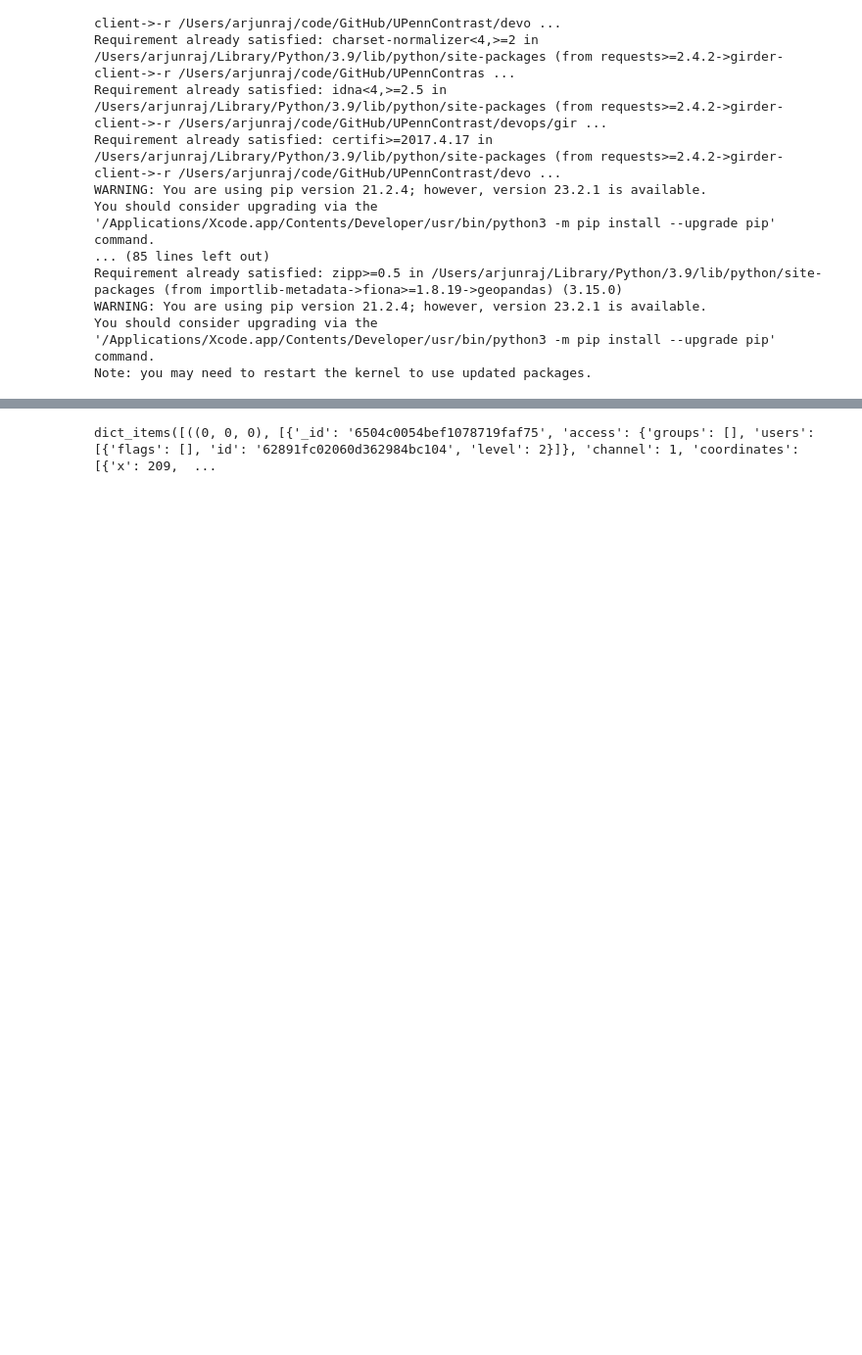
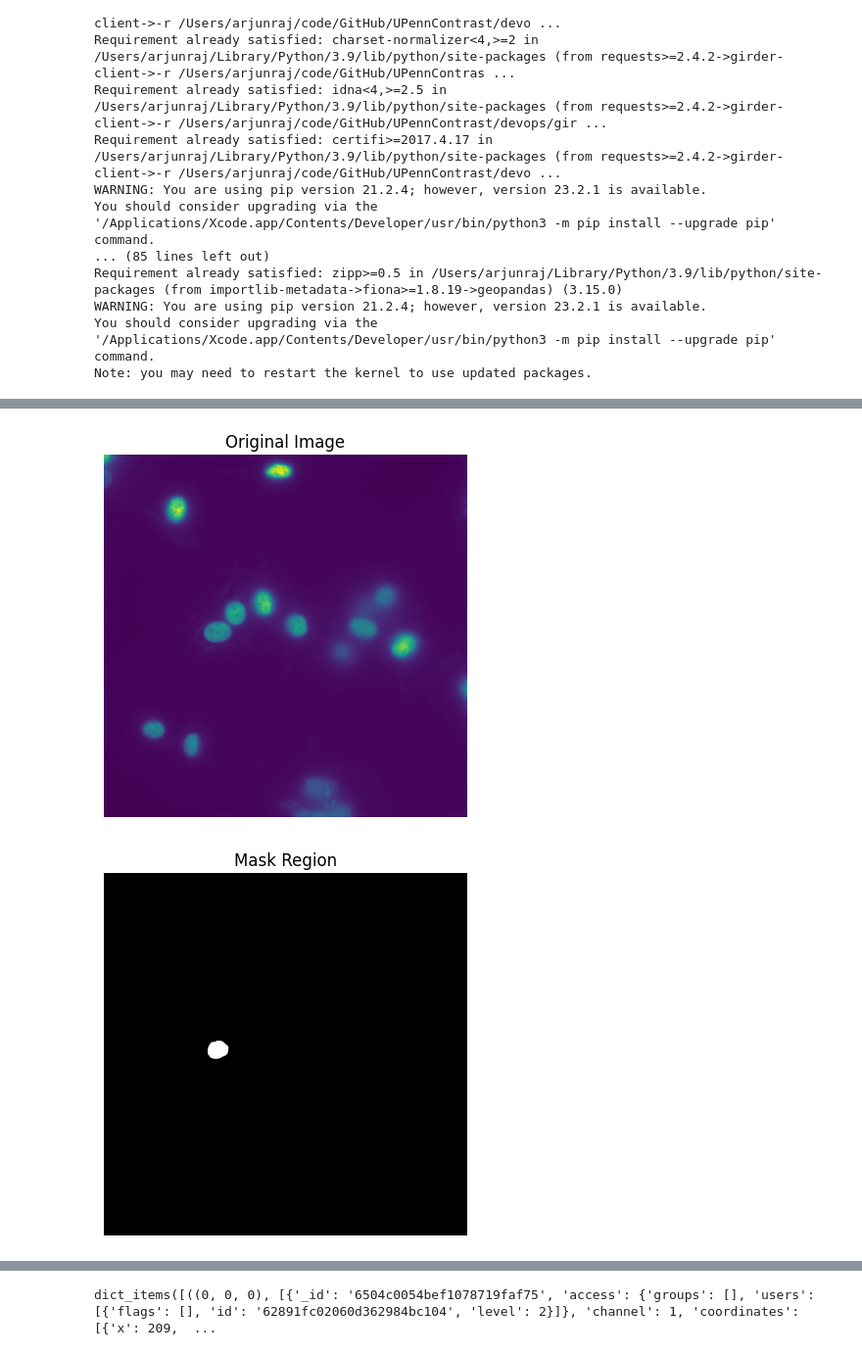
Before and after one commit to arjunrajlaboratory/nimbus_sandboxes, a Jupyter notebook: test_blob_intensity_calculations.ipynb, the cells around one changed output, grey strips where cells are left out. Shown at 98% size. Drawn from its saved outputs; the diff is of its cells as text; code cells hidden in the pictures; blank space fills up the shorter version.

```diff
--- a/test_blob_intensity_calculations.ipynb
+++ b/test_blob_intensity_calculations.ipynb
@@ -69,6 +71,7 @@ pd.DataFrame(datasets.keys(),columns=['Dataset Name'])
 # %%
 #dataset_name = '300cell-gastruloids_E11_1_04d16h00m'
-dataset_name = 'CONNECT_TIME_normmedia_8well_col2_livecellgfp'
+#dataset_name = 'CONNECT_TIME_normmedia_8well_col2_livecellgfp'
+dataset_name = 'DDX58_AXL_EGFR_well2'
 # %%
 datasetId = datasets[dataset_name]
 datasetClient = tiles.UPennContrastDataset(apiUrl=apiUrl, token=client.token, datasetId=datasetId)
@@ -123 +126,5 @@ print(image.shape)
 (1022, 1024, 1)
+# %%
+polygon = np.array([list(coordinate.values())[1::-1] for coordinate in annotation['coordinates']])
+mask = draw.polygon2mask(image.shape, polygon)
+intensities = image[mask]
@@ -123,0 +156,15 @@ print(image.shape)
+# %%
+import matplotlib.pyplot as plt
+
+plt.imshow(image)
+plt.title('Original Image')
+plt.axis('off')  # Hide the axis
+plt.show()
+
+plt.imshow(mask, cmap='gray')  # Display the mask in grayscale
+plt.title('Mask Region')
+plt.axis('off')
+plt.show()
+# %% [output]
+[figure, added]
+[figure, added]
```
Also changed, not shown: parts of 12 cells of this notebook, 1 other file.
